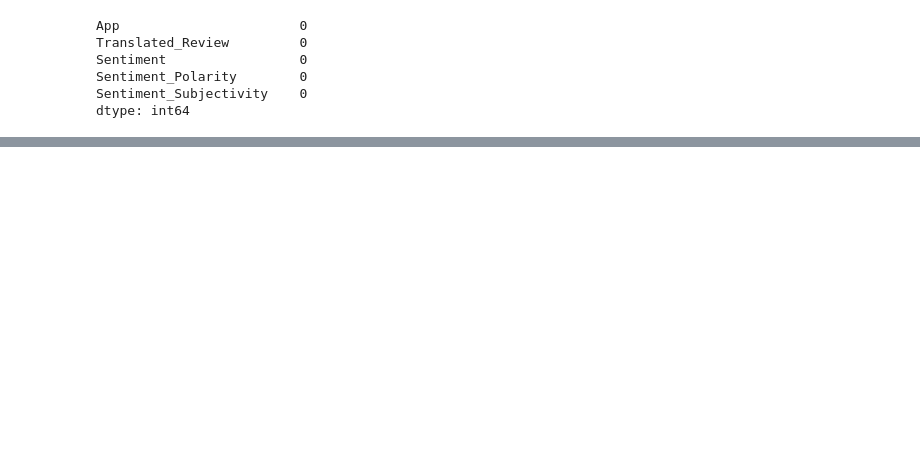
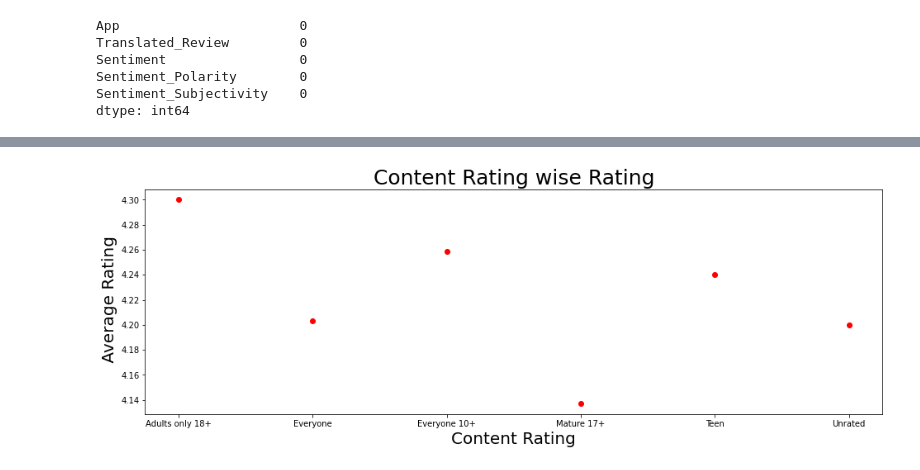
Before and after one commit to RITIK1442840127/Play-Store-Data-Analysis, a Jupyter notebook: Play_Store_Analysis_by_RITIK_TIWARI.ipynb, the cells around one changed output, grey strips where cells are left out. Saved outputs shown, nothing was run; the diff lists cells and outputs as text; code cells hidden in the pictures; blank space fills up the shorter version.

```diff
--- a/Play_Store_Analysis_by_RITIK_TIWARI.ipynb
+++ b/Play_Store_Analysis_by_RITIK_TIWARI.ipynb
@@ -647,0 +650,5 @@ df1_new.tail()
+# %%
+group_content_rating=df.groupby('Content Rating')
+x=group_content_rating['Rating'].agg(np.mean)
+
+print(x)
@@ -647,0 +664,9 @@ df1_new.tail()
+# %%
+plt.figure(figsize=(16,5))
+plt.plot(x,'ro')
+plt.title('Content Rating wise Rating',fontsize=25)
+plt.xlabel('Content Rating',fontsize=20)
+plt.ylabel(' Average Rating',fontsize=20)
+plt.show()
+# %% [output]
+[figure, added]
```
Also changed, not shown: parts of 13 cells of this notebook.
